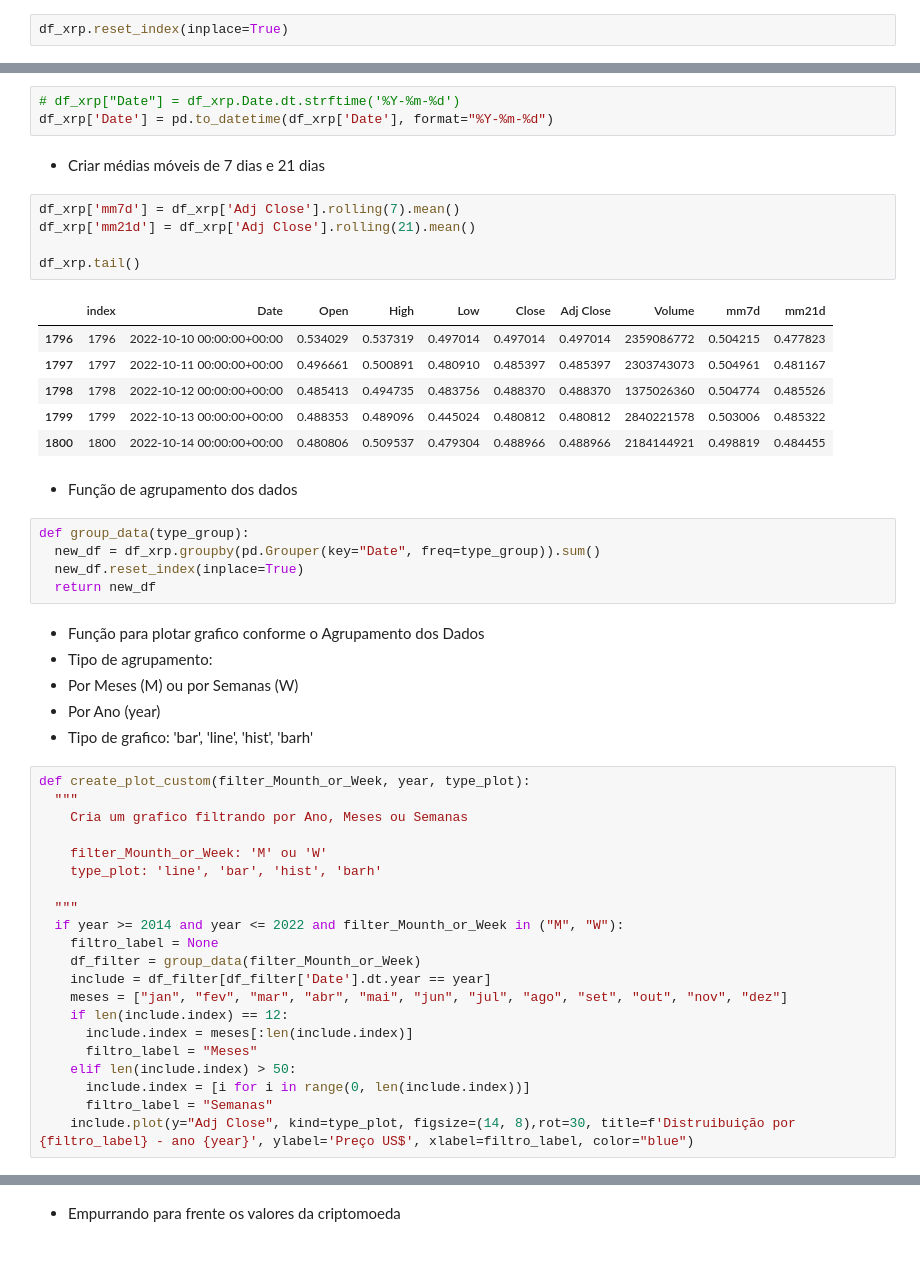
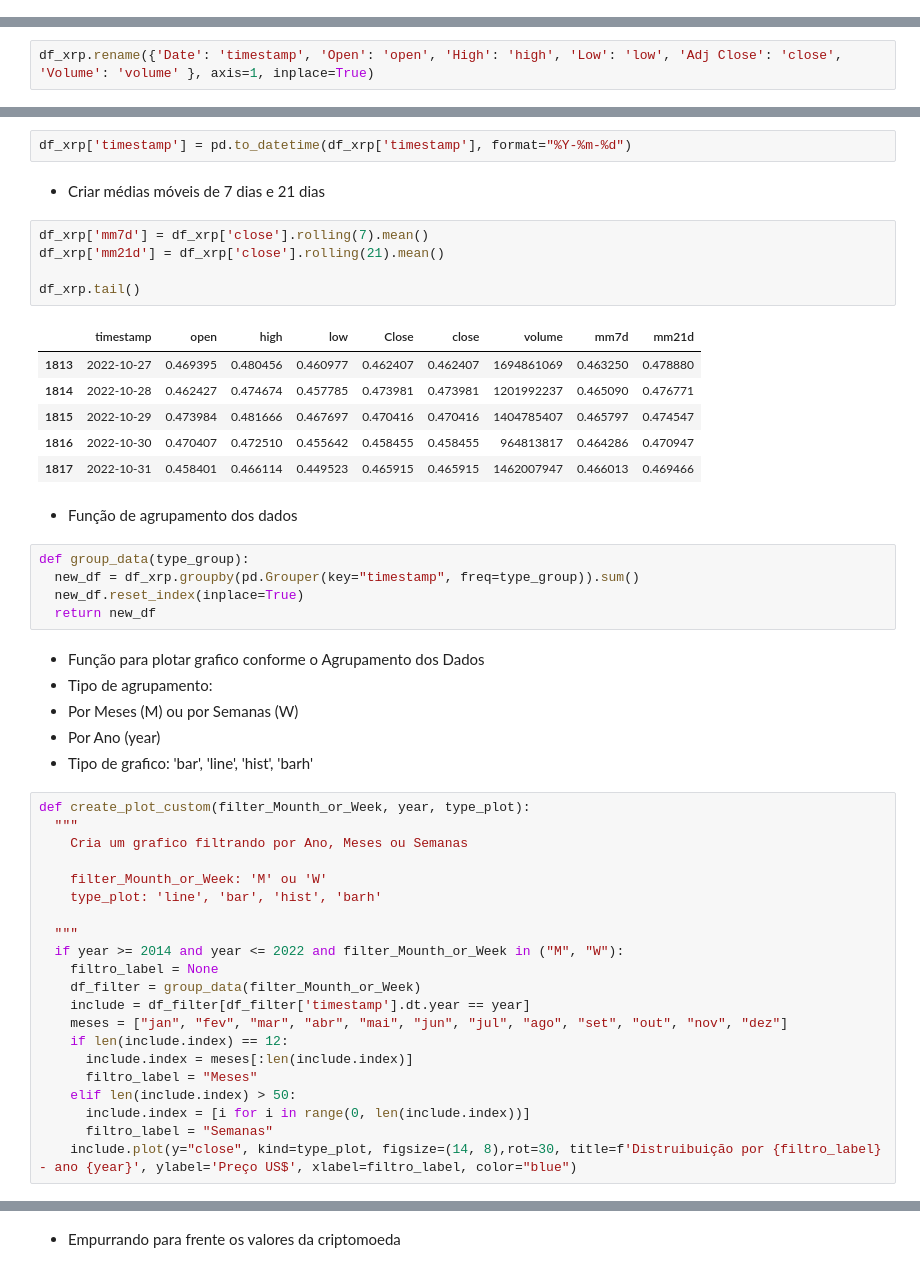
Before and after one commit to fabriciocovalesci/tcc_predict_crypto, a Jupyter notebook: model_predict/predict_crypto/ripple/Ripple_LR.ipynb, the cells around one changed output, grey strips where cells are left out. Saved outputs shown, nothing was run; the diff lists cells and outputs as text.

```diff
--- a/model_predict/predict_crypto/ripple/Ripple_LR.ipynb
+++ b/model_predict/predict_crypto/ripple/Ripple_LR.ipynb
@@ -97,2 +96,0 @@ df_xrp = df_xrp.reset_index()
-# %%
-df_xrp.reset_index(inplace=True)
@@ -99,3 +99,5 @@ df_xrp.reset_index(inplace=True)
+# %%
+df_xrp.rename({'Date': 'timestamp', 'Open': 'open', 'High': 'high', 'Low': 'low', 'Adj Close': 'close', 'Volume': 'volume' }, axis=1, inplace=True)
 # %%
 df_xrp.dtypes
 # %% [output]
@@ -111,27 +112,26 @@ dtype: object
 # %% [markdown]
 - Converter data
 # %%
-# df_xrp["Date"] = df_xrp.Date.dt.strftime('%Y-%m-%d')
-df_xrp['Date'] = pd.to_datetime(df_xrp['Date'], format="%Y-%m-%d")
+df_xrp['timestamp'] = pd.to_datetime(df_xrp['timestamp'], format="%Y-%m-%d")
 # %% [markdown]
 - Criar médias móveis de 7 dias e 21 dias
 # %%
-df_xrp['mm7d'] = df_xrp['Adj Close'].rolling(7).mean()
-df_xrp['mm21d'] = df_xrp['Adj Close'].rolling(21).mean()
+df_xrp['mm7d'] = df_xrp['close'].rolling(7).mean()
+df_xrp['mm21d'] = df_xrp['close'].rolling(21).mean()
 
 df_xrp.tail()
 # %% [output]
-|  | index | Date | Open | High | Low | Close | Adj Close | Volume | mm7d | mm21d |
-| 1796 | 1796 | 2022-10-10 00:00:00+00:00 | 0.534029 | 0.537319 | 0.497014 | 0.497014 | 0.497014 | 2359086772 | 0.504215 | 0.477823 |
-| 1797 | 1797 | 2022-10-11 00:00:00+00:00 | 0.496661 | 0.500891 | 0.480910 | 0.485397 | 0.485397 | 2303743073 | 0.504961 | 0.481167 |
-| 1798 | 1798 | 2022-10-12 00:00:00+00:00 | 0.485413 | 0.494735 | 0.483756 | 0.488370 | 0.488370 | 1375026360 | 0.504774 | 0.485526 |
-| 1799 | 1799 | 2022-10-13 00:00:00+00:00 | 0.488353 | 0.489096 | 0.445024 | 0.480812 | 0.480812 | 2840221578 | 0.503006 | 0.485322 |
-| 1800 | 1800 | 2022-10-14 00:00:00+00:00 | 0.480806 | 0.509537 | 0.479304 | 0.488966 | 0.488966 | 2184144921 | 0.498819 | 0.484455 |
+|  | timestamp | open | high | low | Close | close | volume | mm7d | mm21d |
+| 1813 | 2022-10-27 | 0.469395 | 0.480456 | 0.460977 | 0.462407 | 0.462407 | 1694861069 | 0.463250 | 0.478880 |
+| 1814 | 2022-10-28 | 0.462427 | 0.474674 | 0.457785 | 0.473981 | 0.473981 | 1201992237 | 0.465090 | 0.476771 |
+| 1815 | 2022-10-29 | 0.473984 | 0.481666 | 0.467697 | 0.470416 | 0.470416 | 1404785407 | 0.465797 | 0.474547 |
+| 1816 | 2022-10-30 | 0.470407 | 0.472510 | 0.455642 | 0.458455 | 0.458455 | 964813817 | 0.464286 | 0.470947 |
+| 1817 | 2022-10-31 | 0.458401 | 0.466114 | 0.449523 | 0.465915 | 0.465915 | 1462007947 | 0.466013 | 0.469466 |
 # %% [markdown]
 - Função de agrupamento dos dados
 # %%
 def group_data(type_group):
-  new_df = df_xrp.groupby(pd.Grouper(key="Date", freq=type_group)).sum()
+  new_df = df_xrp.groupby(pd.Grouper(key="timestamp", freq=type_group)).sum()
   new_df.reset_index(inplace=True)
   return new_df
 # %% [markdown]
@@ -152,7 +152,7 @@ def create_plot_custom(filter_Mounth_or_Week, year, type_plot):
   if year >= 2014 and year <= 2022 and filter_Mounth_or_Week in ("M", "W"):
     filtro_label = None
     df_filter = group_data(filter_Mounth_or_Week)
-    include = df_filter[df_filter['Date'].dt.year == year]
+    include = df_filter[df_filter['timestamp'].dt.year == year]
     meses = ["jan", "fev", "mar", "abr", "mai", "jun", "jul", "ago", "set", "out", "nov", "dez"]
     if len(include.index) == 12:
       include.index = meses[:len(include.index)]
@@ -160,7 +160,7 @@ def create_plot_custom(filter_Mounth_or_Week, year, type_plot):
     elif len(include.index) > 50:
       include.index = [i for i in range(0, len(include.index))]
       filtro_label = "Semanas"
-    include.plot(y="Adj Close", kind=type_plot, figsize=(14, 8),rot=30, title=f'Distruibuição por {filtro_label} - ano {year}', ylabel='Preço US$', xlabel=filtro_label, color="blue")
+    include.plot(y="close", kind=type_plot, figsize=(14, 8),rot=30, title=f'Distruibuição por {filtro_label} - ano {year}', ylabel='Preço US$', xlabel=filtro_label, color="blue")
 # %%
 create_plot_custom("W", 2021, "bar")
 # %% [output]
```
Also changed, not shown: parts of 21 cells of this notebook.
